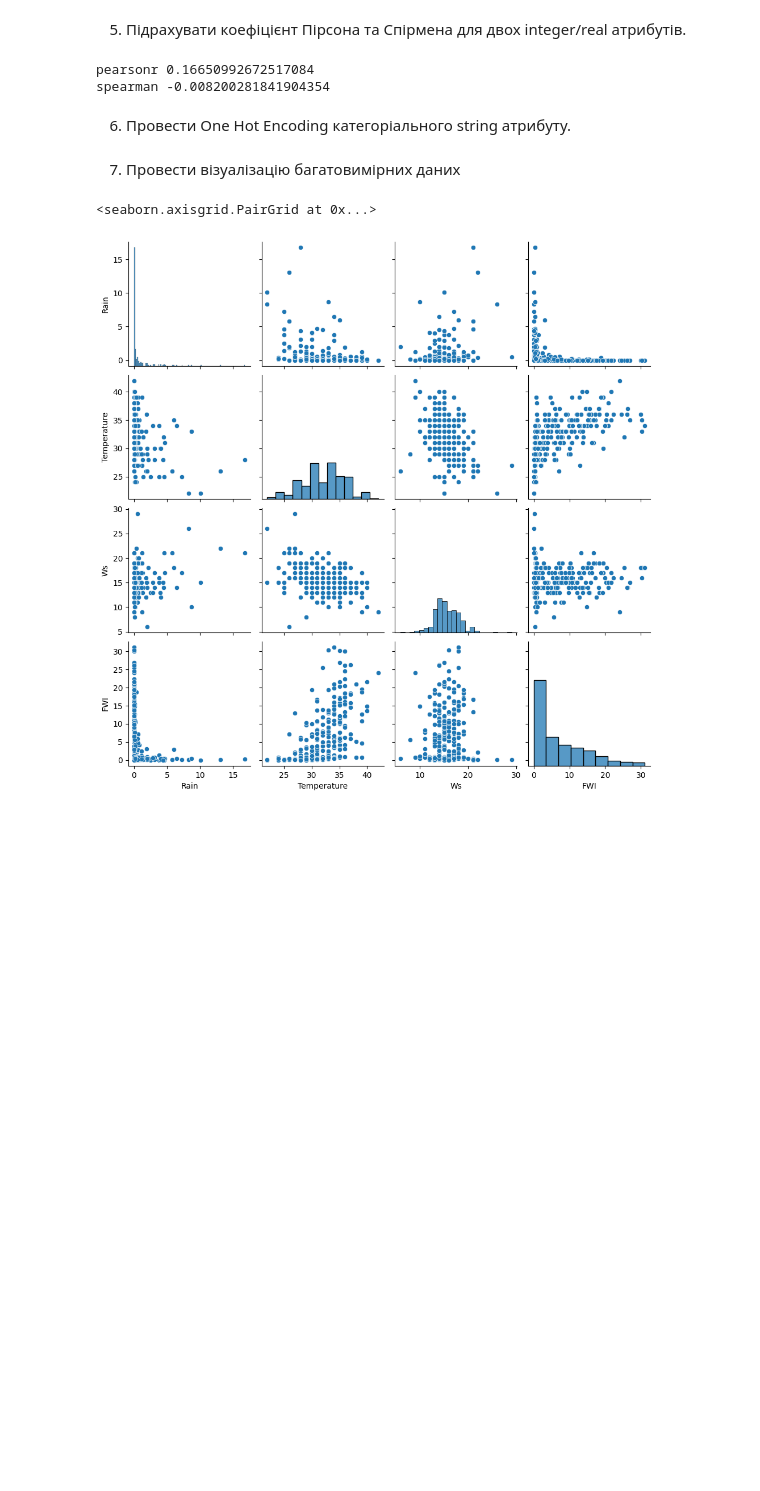
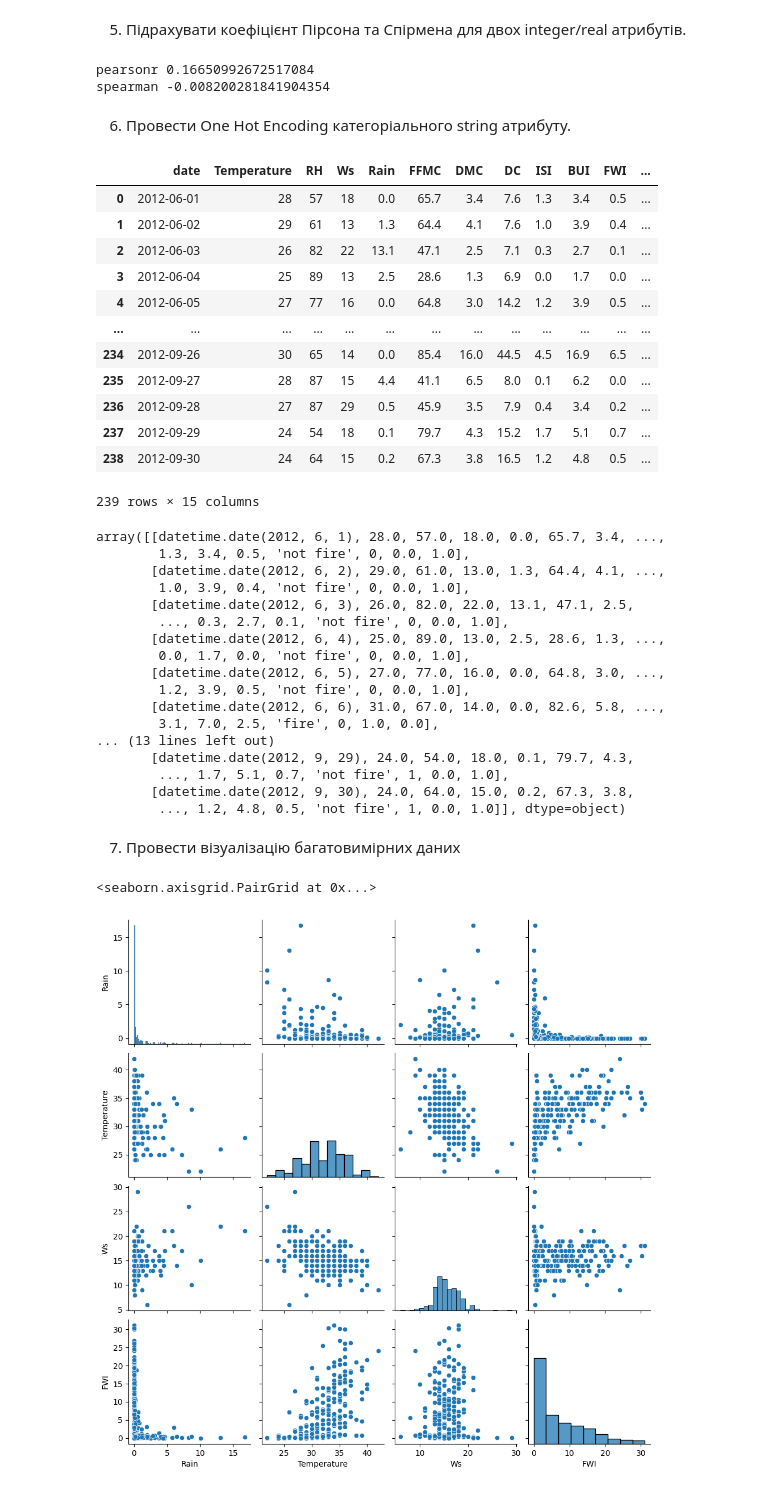
Before and after one commit to DeFonff/labs, a Jupyter notebook: lab4/4.ipynb, the cells around one changed output. Cells and saved outputs as stored; diff of their text form; code cells hidden in the pictures; blank space fills up the shorter version.

```diff
--- a/lab4/4.ipynb
+++ b/lab4/4.ipynb
@@ -359,16 +359,50 @@ spearman -0.008200281841904354
 # %% [markdown]
 6. Провести One Hot Encoding категоріального string атрибуту.
 # %%
+encoder = OneHotEncoder()
 
-one_hot_encoded = pd.get_dummies(df['Classes'])
-dff = pd.concat([df, one_hot_encoded], axis=1)
+one_hot_encoded = encoder.fit_transform(df[['Classes']])
+one_hot_encoded = pd.DataFrame(one_hot_encoded.toarray())
+dff = pd.concat([df.reset_index(drop=True), one_hot_encoded], axis=1)
+display(dff)
 
 
 
 fire_column = np_arr[:, -2].reshape(-1, 1)
-encoder = OneHotEncoder()
 encoded_data = encoder.fit_transform(fire_column).toarray()
 combined_array = np.concatenate((np_arr, encoded_data), axis=1)
+combined_array
+# %% [output]
+|  | date | Temperature | RH | Ws | Rain | FFMC | DMC | DC | ISI | BUI | FWI | ... |
+| 0 | 2012-06-01 | 28 | 57 | 18 | 0.0 | 65.7 | 3.4 | 7.6 | 1.3 | 3.4 | 0.5 | ... |
+| 1 | 2012-06-02 | 29 | 61 | 13 | 1.3 | 64.4 | 4.1 | 7.6 | 1.0 | 3.9 | 0.4 | ... |
+| 2 | 2012-06-03 | 26 | 82 | 22 | 13.1 | 47.1 | 2.5 | 7.1 | 0.3 | 2.7 | 0.1 | ... |
+| 3 | 2012-06-04 | 25 | 89 | 13 | 2.5 | 28.6 | 1.3 | 6.9 | 0.0 | 1.7 | 0.0 | ... |
+| 4 | 2012-06-05 | 27 | 77 | 16 | 0.0 | 64.8 | 3.0 | 14.2 | 1.2 | 3.9 | 0.5 | ... |
+| ... | ... | ... | ... | ... | ... | ... | ... | ... | ... | ... | ... | ... |
+| 234 | 2012-09-26 | 30 | 65 | 14 | 0.0 | 85.4 | 16.0 | 44.5 | 4.5 | 16.9 | 6.5 | ... |
+| 235 | 2012-09-27 | 28 | 87 | 15 | 4.4 | 41.1 | 6.5 | 8.0 | 0.1 | 6.2 | 0.0 | ... |
+| 236 | 2012-09-28 | 27 | 87 | 29 | 0.5 | 45.9 | 3.5 | 7.9 | 0.4 | 3.4 | 0.2 | ... |
+| 237 | 2012-09-29 | 24 | 54 | 18 | 0.1 | 79.7 | 4.3 | 15.2 | 1.7 | 5.1 | 0.7 | ... |
+| 238 | 2012-09-30 | 24 | 64 | 15 | 0.2 | 67.3 | 3.8 | 16.5 | 1.2 | 4.8 | 0.5 | ... |
+239 rows × 15 columns
+array([[datetime.date(2012, 6, 1), 28.0, 57.0, 18.0, 0.0, 65.7, 3.4, ...,
+        1.3, 3.4, 0.5, 'not fire', 0, 0.0, 1.0],
+       [datetime.date(2012, 6, 2), 29.0, 61.0, 13.0, 1.3, 64.4, 4.1, ...,
+        1.0, 3.9, 0.4, 'not fire', 0, 0.0, 1.0],
+       [datetime.date(2012, 6, 3), 26.0, 82.0, 22.0, 13.1, 47.1, 2.5,
+        ..., 0.3, 2.7, 0.1, 'not fire', 0, 0.0, 1.0],
+       [datetime.date(2012, 6, 4), 25.0, 89.0, 13.0, 2.5, 28.6, 1.3, ...,
+        0.0, 1.7, 0.0, 'not fire', 0, 0.0, 1.0],
+       [datetime.date(2012, 6, 5), 27.0, 77.0, 16.0, 0.0, 64.8, 3.0, ...,
+        1.2, 3.9, 0.5, 'not fire', 0, 0.0, 1.0],
+       [datetime.date(2012, 6, 6), 31.0, 67.0, 14.0, 0.0, 82.6, 5.8, ...,
+        3.1, 7.0, 2.5, 'fire', 0, 1.0, 0.0],
+... (13 lines left out)
+       [datetime.date(2012, 9, 29), 24.0, 54.0, 18.0, 0.1, 79.7, 4.3,
+        ..., 1.7, 5.1, 0.7, 'not fire', 1, 0.0, 1.0],
+       [datetime.date(2012, 9, 30), 24.0, 64.0, 15.0, 0.2, 67.3, 3.8,
+        ..., 1.2, 4.8, 0.5, 'not fire', 1, 0.0, 1.0]], dtype=object)
 # %% [markdown]
 7. Провести візуалізацію багатовимірних даних
 # %%
```
Also changed, not shown: parts of 6 cells of this notebook.
